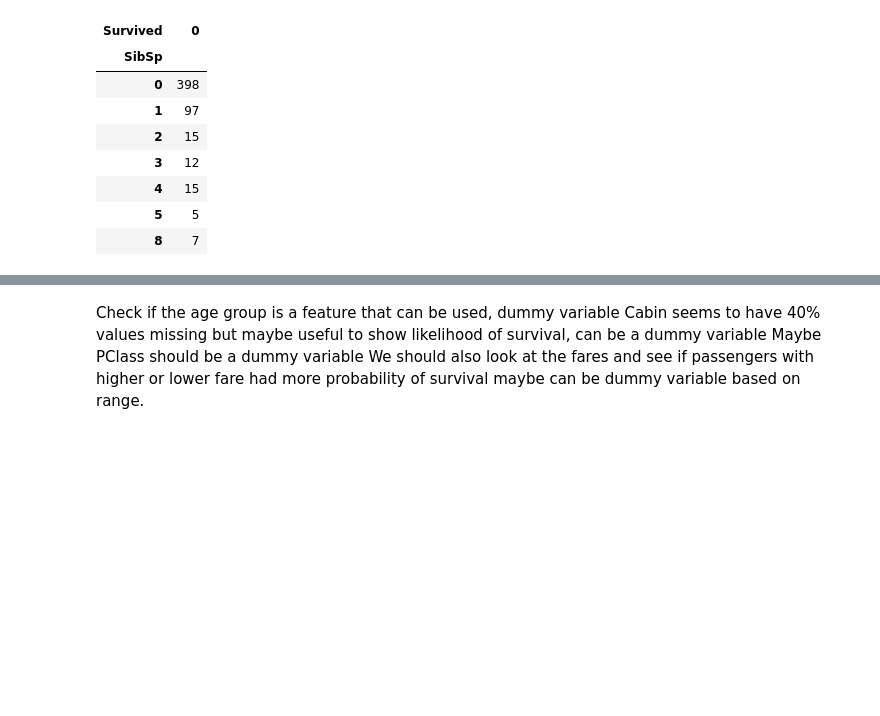
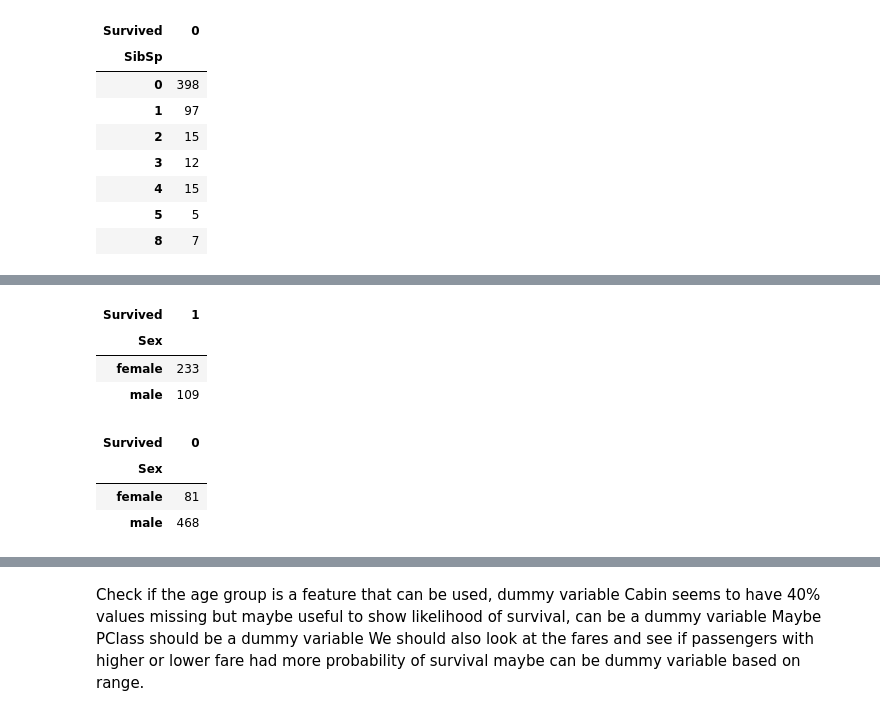
Before and after one commit to jijinexp/kaggle-competitions, a Jupyter notebook: titanic-disaster.ipynb, the cells around one changed output, grey strips where cells are left out. Saved outputs shown, nothing was run; the diff lists cells and outputs as text; code cells hidden in the pictures; blank space fills up the shorter version.

```diff
--- a/titanic-disaster.ipynb
+++ b/titanic-disaster.ipynb
@@ -180,3 +150,12 @@ display(train[train['Survived']==0].groupby('Pclass')[['Survived']].apply(lambda
 # %%
-display(train[train['Survived']==1].groupby(['Sex', 'Age'])[['Survived']].apply(lambda a: a.value_counts()))
-display(train[train['Survived']==0].groupby(['Sex', 'Age'])[['Survived']].apply(lambda a: a.value_counts()))
+display(train[train['Survived']==1].groupby('Sex')[['Survived']].apply(lambda a: a.value_counts()))
+display(train[train['Survived']==0].groupby('Sex')[['Survived']].apply(lambda a: a.value_counts()))
+# %% [output]
+| Survived | 1 |
+| Sex |  |
+| female | 233 |
+| male | 109 |
+| Survived | 0 |
+| Sex |  |
+| female | 81 |
+| male | 468 |
```
Also changed, not shown: parts of 33 cells of this notebook.
